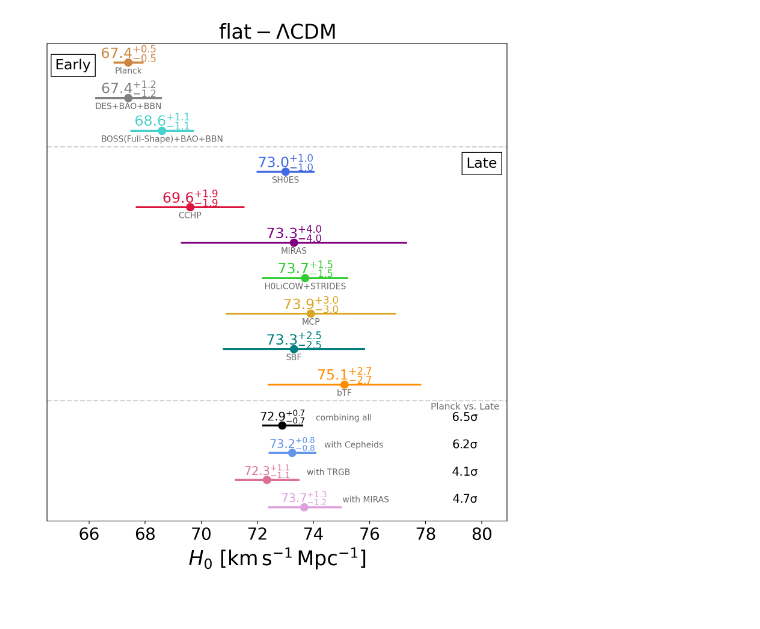
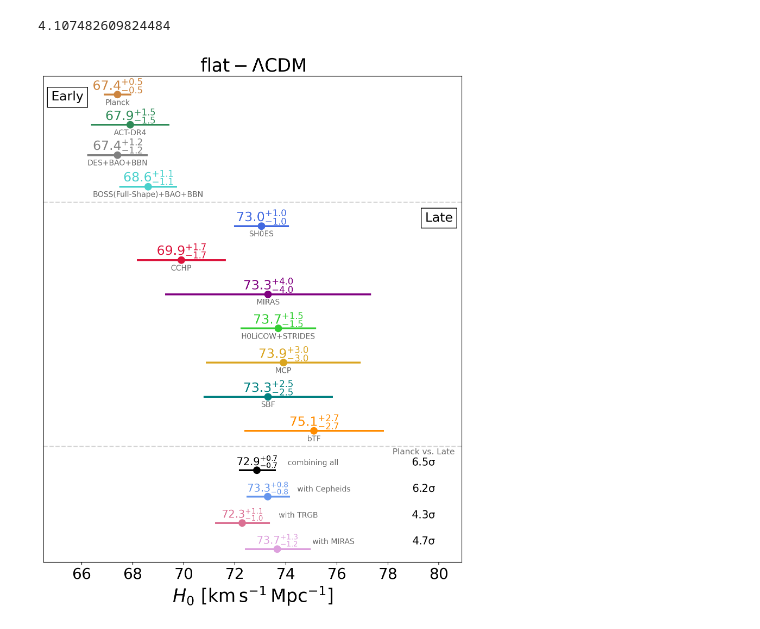
Before and after one commit to shsuyu/H0LiCOW-public, a Jupyter notebook: H0_tension_plots/H0_tension.ipynb, the cells around one changed output. Saved outputs shown, nothing was run; the diff lists cells and outputs as text; code cells hidden in the pictures.

Commit message:
updates H0 tension

```diff
--- a/H0_tension_plots/H0_tension.ipynb
+++ b/H0_tension_plots/H0_tension.ipynb
@@ -5,14 +5,15 @@ from util import *
 flat = np.linspace(50, 100, num=10000)
 
 # create estimate
-tdc = Estimate(name="H0LiCOW+STRIDES", mean=73.7, std=1.5)#from https://ui.adsabs.harvard.edu/abs/2019arXiv190704869W/abstract
+tdc = Estimate(name="H0LiCOW+STRIDES", mean=73.7, std=1.45)#from https://ui.adsabs.harvard.edu/abs/2019arXiv190704869W/abstract
 planck = Estimate(name="Planck", mean=67.4, std=0.5)#from https://ui.adsabs.harvard.edu/abs/2018arXiv180706209P/abstract
+ACTDR4 = Estimate(name="ACT-DR4", mean=67.9, std=1.5)#from https://ui.adsabs.harvard.edu/abs/2020JCAP...12..047A/abstract
 des = Estimate(name="DES+BAO+BBN", mean=67.4, std=1.15)#from https://ui.adsabs.harvard.edu/abs/2018MNRAS.480.3879A/abstract
 boss = Estimate(name="BOSS(Full-Shape)+BAO+BBN", mean=68.6, std=1.1)#update from https://arxiv.org/pdf/2002.04035.pdf
 
 
-shoes = Estimate(name="SH0ES", mean=73.0, std=1.0)# from https://ui.adsabs.harvard.edu/abs/2021arXiv211204510R/abstract
-cchp = Estimate(name="CCHP", mean=69.6, std=1.9)# from "https://ui.adsabs.harvard.edu/abs/2019ApJ...882...34F/abstract"
+shoes = Estimate(name="SH0ES", mean=73.04, std=1.04)# from https://ui.adsabs.harvard.edu/abs/2022ApJ...934L...7R/abstract
+cchp = Estimate(name="CCHP", mean=69.9, std=1.7)# from "https://ui.adsabs.harvard.edu/abs/2021ApJ...919...16F/abstract"
 miras = Estimate(name="MIRAS", mean=73.3, std=4.0)# from https://ui.adsabs.harvard.edu/abs/2020ApJ...889....5H/abstract
 masers = Estimate(name="MCP", mean=73.9, std=3.0) #update from https://ui.adsabs.harvard.edu/abs/2020ApJ...891L...1P/abstract
 sbf = Estimate(name="SBF", mean=73.3, std=2.5) # https://ui.adsabs.harvard.edu/abs/2021arXiv210102221B/abstract
@@ -34,10 +35,15 @@ tension_local_ceph = compute_tension(planck, local_ceph)
 tension_local_trgb = compute_tension(planck, local_trgb)
 tension_local_miras = compute_tension(planck, local_miras)
 tension_local_all = compute_tension(planck, local_all)
+
+tension_tdc_planck = compute_tension(planck, tdc)
+print(tension_tdc_planck)
+# %% [output]
+4.107482609824484
 # %%
 # Special fine-tuned design, adapted for Verde, Treu and Riess 2019
 
-plt.figure(figsize=(8.0, 9.4), dpi=200)
+plt.figure(figsize=(8.0, 10.4), dpi=200)
 plt.subplots_adjust(left=0.01, right=0.99, bottom=0.20, top=0.92)
 
 ax = plt.subplot(1, 1, 1)
@@ -45,13 +51,13 @@ plt.xlabel(r"$H_0\rm{\ [km\,s^{-1}\,Mpc^{-1}]}$", fontsize=24)
 plt.yticks(fontsize=14)
 plt.xticks(fontsize=20)
 
-xs = [planck, des, boss, shoes, cchp, miras, tdc, masers, sbf, bTF, local_all, local_ceph, local_trgb, local_miras]
-ys = [17.3, 16.0, 14.8, 13.3, 12.0, 10.7, 9.4, 8.1, 6.8, 5.5, 4, 3, 2, 1]
+xs = [planck, ACTDR4, des, boss, shoes, cchp, miras, tdc, masers, sbf, bTF, local_all, local_ceph, local_trgb, local_miras]
+ys = [18.3, 17.15, 16.0, 14.8, 13.3, 12.0, 10.7, 9.4, 8.1, 6.8, 5.5, 4, 3, 2, 1]
 
-colors = ['peru', 'grey','mediumturquoise', 'royalblue', 'crimson', 'purple', 'limegreen',
+colors = ['peru', 'seagreen', 'grey','mediumturquoise', 'royalblue', 'crimson', 'purple', 'limegreen',
           'goldenrod', 'teal', 'darkorange','black', 'cornflowerblue',  'palevioletred', 'plum']
 
-plt.axis([64.5, 80.9, 0.5, 18.0]) # 75.6
+plt.axis([64.5, 80.9, 0.5, 19.0]) # 75.6
 plt.gca().yaxis.set_major_locator(plt.NullLocator())
 plt.title(r'$\rm{flat-\Lambda CDM}$', fontsize=24)
 
@@ -72,32 +78,32 @@ for x, y, c in zip(xs, ys, colors):
 
 # dashed lines to split early, late and combinations
 plt.axhline(14.2, color="darkgrey", ls='--', alpha=0.5)
 plt.axhline(4.9, color="darkgrey", ls='--', alpha=0.5)
 
 # subpanels labels
 bbox_props = dict(boxstyle="square", lw=1,  fc="white")
-plt.annotate("Early", xy=(66.07, 17.2), color = "black",
+plt.annotate("Early", xy=(66.07, 18.2), color = "black",
              horizontalalignment="right", verticalalignment="center", fontsize=17, bbox=bbox_props)
 plt.annotate("Late", xy=(80.55, 13.6), color = "black",
              horizontalalignment="right", verticalalignment="center", fontsize=17, bbox=bbox_props)
 
 
 # printing the tension with Planck
 xpos = 79.4
 plt.annotate("Planck vs. Late", xy=(xpos, 4.6), color = "dimgrey",
              horizontalalignment="center", fontsize=11)
 
 plt.annotate(r"$\rm{%.1f\sigma}$" % tension_local_all, xy=(xpos, 4.18), color = "black",
              horizontalalignment="center", fontsize=14)
 plt.annotate(r"$\rm{%.1f\sigma}$" % tension_local_ceph, xy=(xpos, 3.18), color = "black",
              horizontalalignment="center", fontsize=14)
 plt.annotate(r"$\rm{%.1f\sigma}$" % tension_local_trgb, xy=(xpos, 2.18), color = "black",
              horizontalalignment="center", fontsize=14)
 plt.annotate(r"$\rm{%.1f\sigma}$" % tension_local_miras, xy=(xpos, 1.18), color = "black",
              horizontalalignment="center", fontsize=14)
 
 plt.tight_layout()
 plt.savefig('H0_tension.pdf', dpi=200)
 plt.savefig('H0_tension.png', dpi=200)
 # %% [output]
-[figure, old version]
+[figure, new version]
```
Also changed, not shown: 2 other files.
